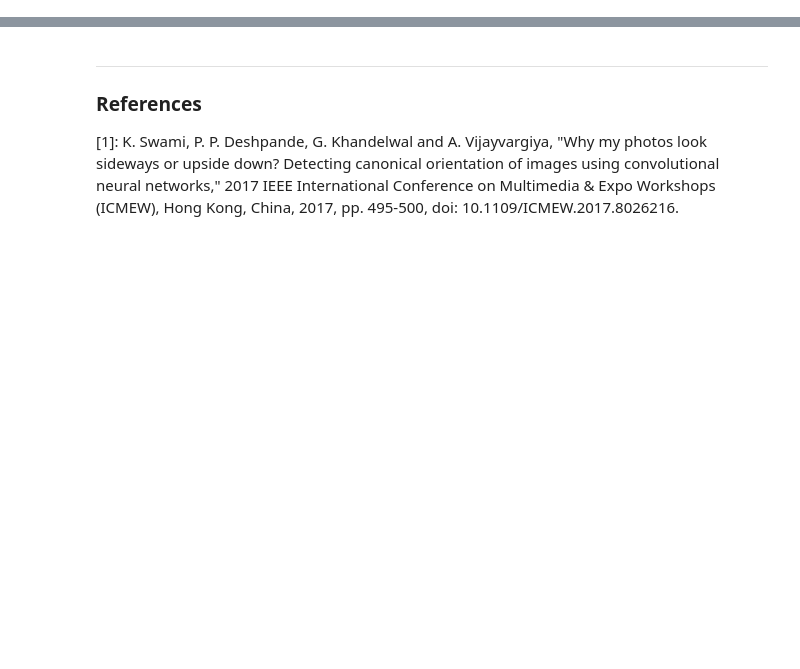
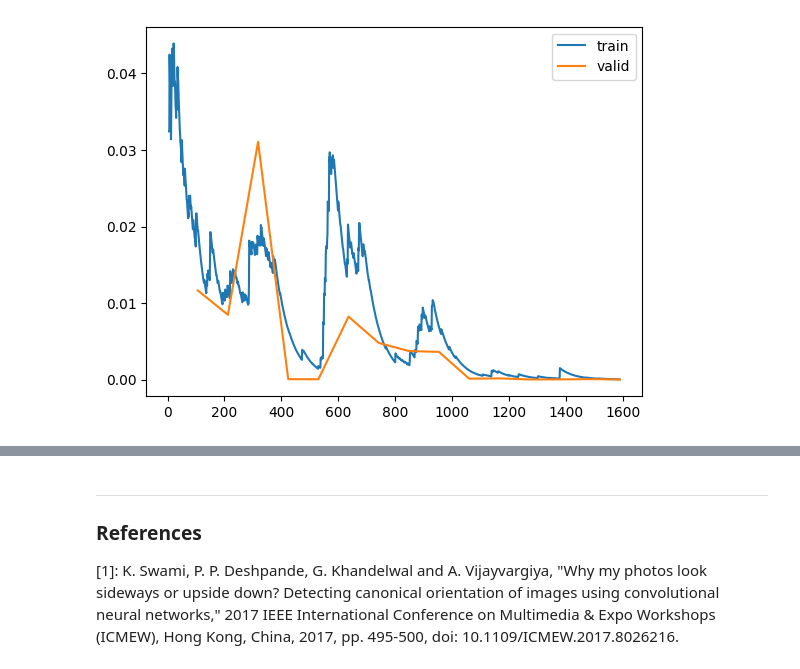
Before and after one commit to open-ortho/BFD9000, a Jupyter notebook: documentation/fliprot_logbook.ipynb, the cells around one changed output, grey strips where cells are left out. Cells and saved outputs as stored; diff of their text form; code cells hidden in the pictures; blank space fills up the shorter version.

```diff
--- a/documentation/fliprot_logbook.ipynb
+++ b/documentation/fliprot_logbook.ipynb
@@ -16,0 +97,4 @@ import fastai
+# %%
+learn.recorder.plot_loss()
+# %% [output]
+[figure, added]
```
Also changed, not shown: parts of 13 cells of this notebook, 2 other files.
